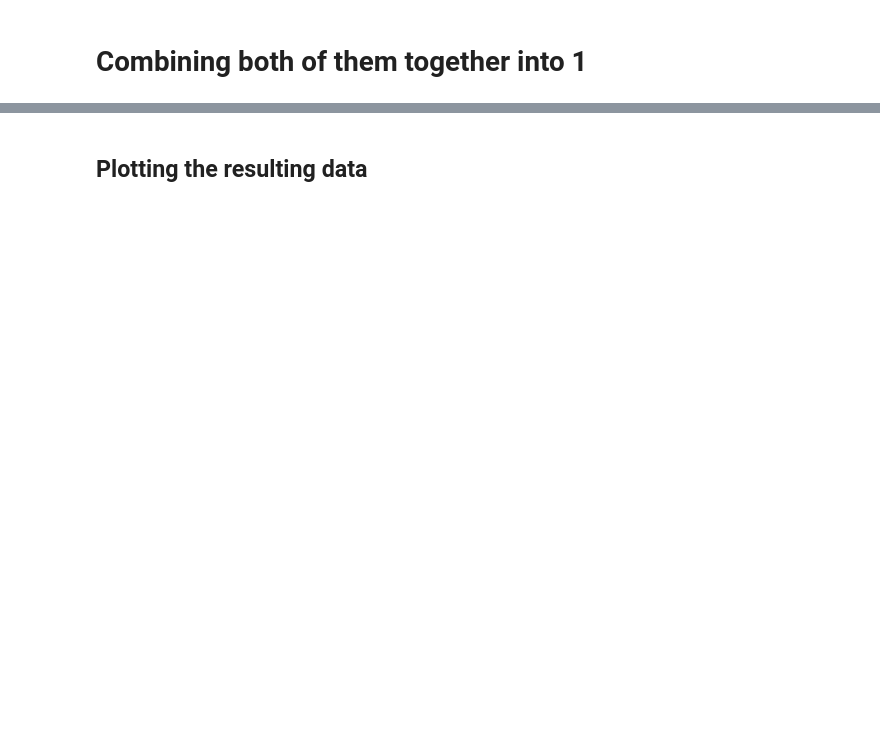
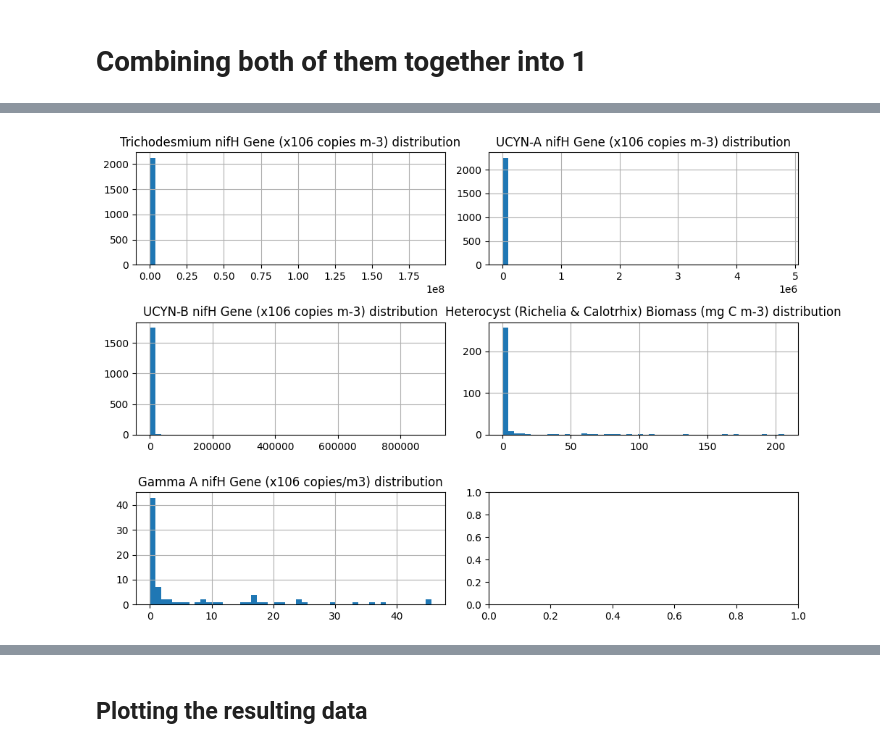
Before and after one commit to systemsecologygroup/N2-fixers-in-the-ocean, a Jupyter notebook: obs_nifh.ipynb, the cells around one changed output, grey strips where cells are left out. Cells and saved outputs as stored; diff of their text form; code cells hidden in the pictures; blank space fills up the shorter version.

```diff
--- a/obs_nifh.ipynb
+++ b/obs_nifh.ipynb
@@ -246 +282,18 @@ memory usage: 247.1 KB
+# %%
+#I want to see the distributions of each variable to see what we are working with
+figure, axis = plt.subplots(3, 2, figsize = (10,7))
+
+#i want to see distributions of the points
+axes = axis.flatten()
+for i, bact in enumerate(bact_cols):
+    title = bact+" distribution"
+    ax = axes[i]
+
+    combined_df[bact].hist(bins=50,ax=ax)
+    ax.set_title(title)
+
+plt.tight_layout()
+plt.show()
+# %% [output]
+[figure, added]
 # %%
```
Also changed, not shown: parts of 10 cells of this notebook.
